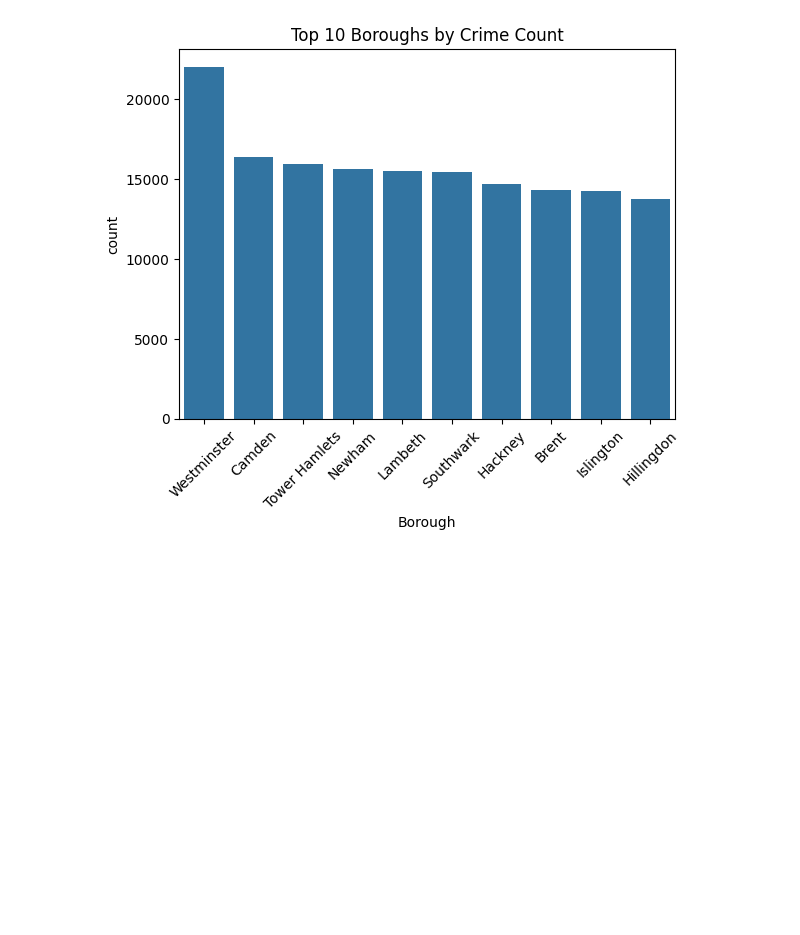
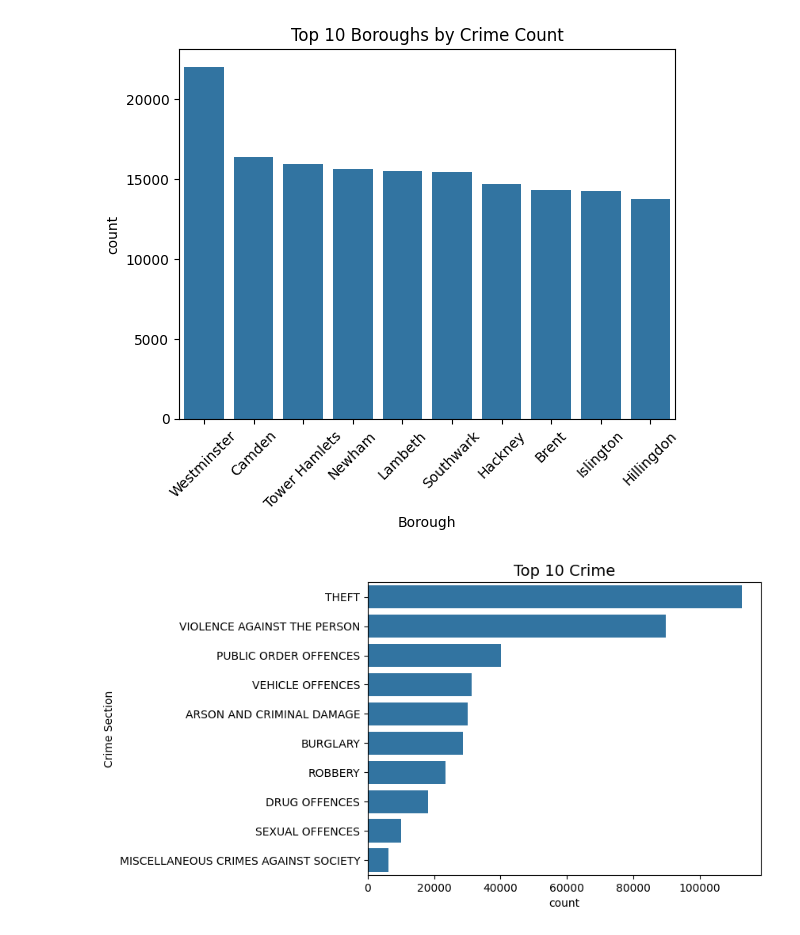
Before and after one commit to Kaori61/crime-data-analysis, a Jupyter notebook: jupyter_notebooks/exploratory_data_analysis.ipynb, the cells around one changed output. Drawn from its saved outputs; the diff is of its cells as text; code cells hidden in the pictures; blank space fills up the shorter version.

Commit message:
add Top 10 crime graph

```diff
--- a/jupyter_notebooks/exploratory_data_analysis.ipynb
+++ b/jupyter_notebooks/exploratory_data_analysis.ipynb
@@ -113,3 +113,14 @@ plt.title('Top 10 Boroughs by Crime Count')
 plt.show()
 # %% [output]
 [figure]
+# %%
+# create bar chart for top 10 Crime Section
+top_CrimeSection = df['Crime Section'].value_counts().nlargest(10).index
+
+ax = sns.countplot(data=df[df['Crime Section'].isin(top_CrimeSection)], y='Crime Section',
+              order=top_CrimeSection)
+
+ax.set_title('Top 10 Crime', fontsize=14, loc = 'center')
+plt.show()
+# %% [output]
+[figure, added]
```
